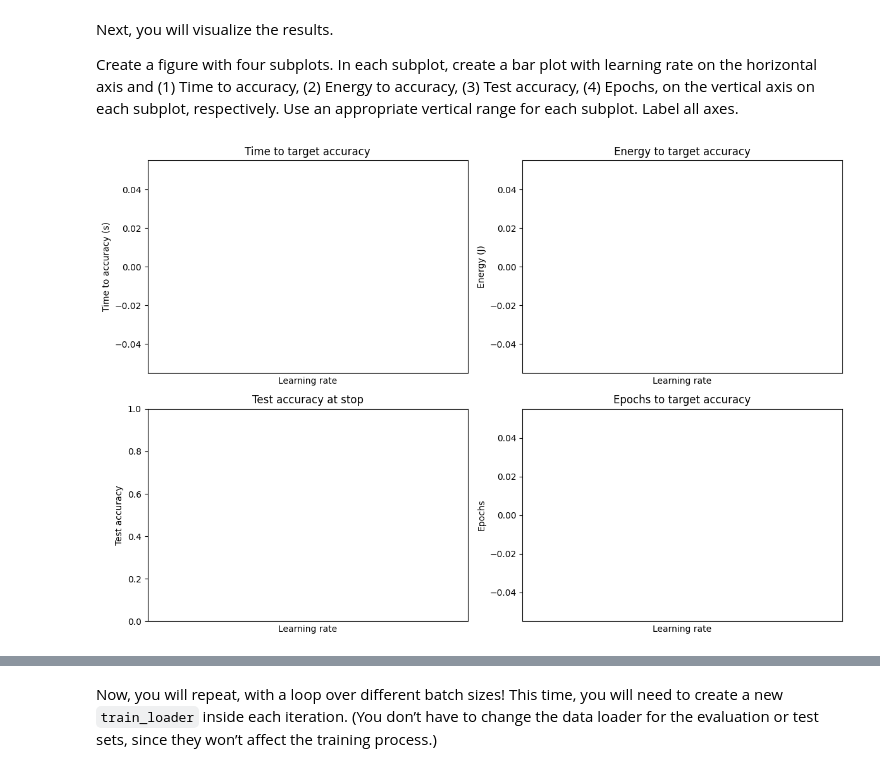
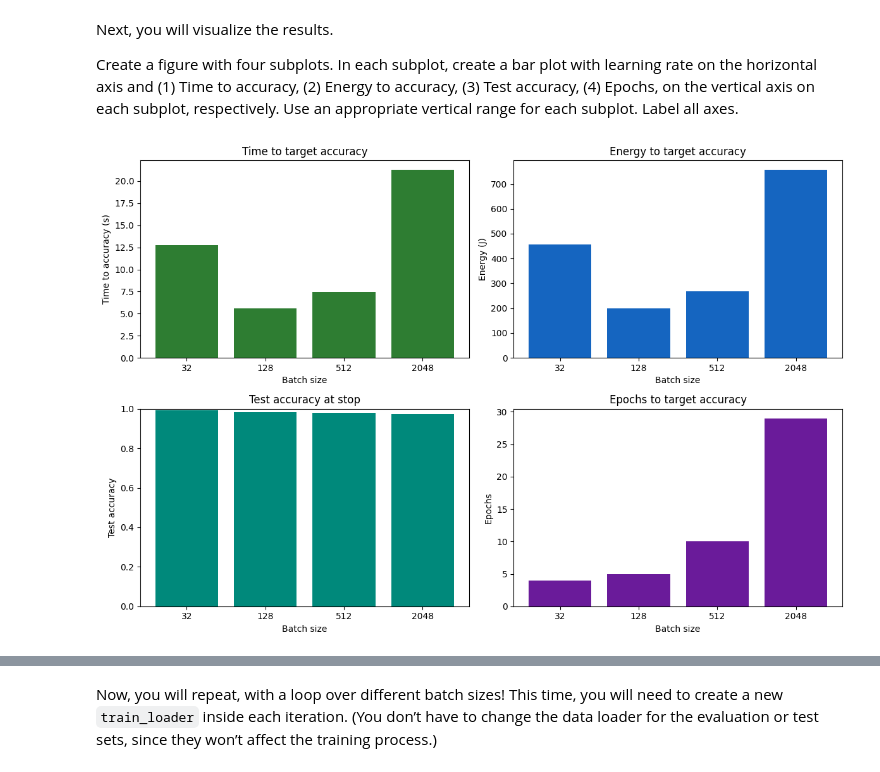
Before and after one commit to Aku2611/100xDevs-cohort, a Jupyter notebook: notebooks/8-lab-neural-net-music-classification-torch.ipynb, the cells around one changed output, grey strips where cells are left out. Saved outputs shown, nothing was run; the diff lists cells and outputs as text; code cells hidden in the pictures.

```diff
--- a/notebooks/8-lab-neural-net-music-classification-torch.ipynb
+++ b/notebooks/8-lab-neural-net-music-classification-torch.ipynb
@@ -541,0 +535,20 @@ Measured energy (J): 0.0
+# %%
+monitor.begin_window("test2")
+
+# One epoch training on GPU for measurement
+model.train()
+criterion = nn.CrossEntropyLoss()  # define loss function
+for xb, yb in train_loader:
+    xb, yb = xb.to(device), yb.to(device)
+    optimizer.zero_grad(set_to_none=True)
+    preds = model(xb)
+    loss = criterion(preds, yb)
+    loss.backward()
+    optimizer.step()
+
+torch.cuda.synchronize()  # ensure GPU work finishes
+
+measurement = monitor.end_window("test")
+
+print("Measured time (s):", measurement.time)
+print("Measured energy (J):", measurement.total_energy)
@@ -736,49 +857,67 @@ Next, you will visualize the results.
 
 Create a figure with four subplots. In each subplot, create a bar plot with learning rate on the horizontal axis and (1) Time to accuracy, (2) Energy to accuracy, (3) Test accuracy, (4) Epochs, on the vertical axis on each subplot, respectively. Use an appropriate vertical range for each subplot. Label all axes.
 # %%
-# TODO - visualize effect of varying learning rate, when training to a target accuracy
+# === Visualize: batch size vs time/energy/accuracy/epochs ===
 import numpy as np
 import matplotlib.pyplot as plt
 
-# sort by learning rate for a clean left→right plot
-metrics_sorted = sorted(metrics_vs_lr, key=lambda d: d['learning_rate'])
-lrs    = [m['learning_rate'] for m in metrics_sorted]
-times  = [m['train_time']    for m in metrics_sorted]
-energy = [m.get('total_energy', np.nan) for m in metrics_sorted]
-accs   = [m['test_accuracy'] for m in metrics_sorted]
-epochs = [m['epochs']        for m in metrics_sorted]
+# Guard: make sure we have data
+assert len(metrics_vs_bs) > 0, "metrics_vs_bs is empty — run the sweep cell first."
 
-x = np.arange(len(lrs))
-lr_labels = [f"{lr:g}" for lr in lrs]
+# Sort by batch size for left→right order
+m_sorted   = sorted(metrics_vs_bs, key=lambda d: d["batch_size"])
+bs_vals    = [m["batch_size"] for m in m_sorted]
+times      = [m["train_time"] for m in m_sorted]
+energy     = [m.get("total_energy", np.nan) for m in m_sorted]
+accs       = [m["test_accuracy"] for m in m_sorted]
+epochs     = [m["epochs"] for m in m_sorted]
+met_target = [m["target_met"] for m in m_sorted]
+
+x = np.arange(len(bs_vals))
+labels = [str(b) for b in bs_vals]
+
+# Simple theming: draw a hatched overlay for runs that did NOT meet target
+def hatched_overlay(ax, x_positions, heights, not_met_mask):
+    for xi, h, nm in zip(x_positions, heights, not_met_mask):
+        if nm:  # not met
+            ax.bar(xi, h, width=0.85, color="none", edgecolor="0.35", hatch="///", linewidth=0.0, zorder=3)
 
 fig, axs = plt.subplots(2, 2, figsize=(12, 8))
 
 # (1) Time to accuracy
-axs[0,0].bar(x, times)
-axs[0,0].set_xticks(x); axs[0,0].set_xticklabels(lr_labels)
-axs[0,0].set_xlabel("Learning rate"); axs[0,0].set_ylabel("Time to accuracy (s)")
-axs[0,0].set_title("Time to target accuracy")
+axs[0, 0].bar(x, times, color="#2e7d32")
+hatched_overlay(axs[0, 0], x, times, [not m for m in met_target])
+axs[0, 0].set_xticks(x); axs[0, 0].set_xticklabels(labels)
+axs[0, 0].set_xlabel("Batch size"); axs[0, 0].set_ylabel("Time to accuracy (s)")
+axs[0, 0].set_title("Time to target accuracy")
 
-# (2) Energy to accuracy (may be NaN if Zeus not available)
-axs[0,1].bar(x, np.nan_to_num(energy, nan=0.0))
-axs[0,1].set_xticks(x); axs[0,1].set_xticklabels(lr_labels)
-axs[0,1].set_xlabel("Learning rate"); axs[0,1].set_ylabel("Energy (J)")
-axs[0,1].set_title("Energy to target accuracy")
+# (2) Energy to accuracy (0 or NaN -> show as 0 and annotate)
+energy_plot = np.nan_to_num(np.array(energy, dtype=float), nan=0.0, posinf=0.0, neginf=0.0)
+axs[0, 1].bar(x, energy_plot, color="#1565c0")
+hatched_overlay(axs[0, 1], x, energy_plot, [not m for m in met_target])
+axs[0, 1].set_xticks(x); axs[0, 1].set_xticklabels(labels)
+axs[0, 1].set_xlabel("Batch size"); axs[0, 1].set_ylabel("Energy (J)")
+axs[0, 1].set_title("Energy to target accuracy")
+if np.all(energy_plot == 0):
+    axs[0, 1].text(0.5, 0.5, "Energy not recorded (Zeus off)",
+                   ha="center", va="center", transform=axs[0, 1].transAxes, color="0.3")
 
 # (3) Test accuracy
-axs[1,0].bar(x, accs)
-axs[1,0].set_xticks(x); axs[1,0].set_xticklabels(lr_labels)
-axs[1,0].set_xlabel("Learning rate"); axs[1,0].set_ylabel("Test accuracy")
-axs[1,0].set_ylim(0, 1.0)  # accuracy in [0,1]
-axs[1,0].set_title("Test accuracy at stop")
+axs[1, 0].bar(x, accs, color="#00897b")
+hatched_overlay(axs[1, 0], x, accs, [not m for m in met_target])
+axs[1, 0].set_xticks(x); axs[1, 0].set_xticklabels(labels)
+axs[1, 0].set_xlabel("Batch size"); axs[1, 0].set_ylabel("Test accuracy")
+axs[1, 0].set_ylim(0.0, 1.0)
+axs[1, 0].set_title("Test accuracy at stop")
 
-# (4) Epochs run
-axs[1,1].bar(x, epochs)
-axs[1,1].set_xticks(x); axs[1,1].set_xticklabels(lr_labels)
-axs[1,1].set_xlabel("Learning rate"); axs[1,1].set_ylabel("Epochs")
-axs[1,1].set_title("Epochs to target accuracy")
+# (4) Epochs to target accuracy
+axs[1, 1].bar(x, epochs, color="#6a1b9a")
+hatched_overlay(axs[1, 1], x, epochs, [not m for m in met_target])
+axs[1, 1].set_xticks(x); axs[1, 1].set_xticklabels(labels)
+axs[1, 1].set_xlabel("Batch size"); axs[1, 1].set_ylabel("Epochs")
+axs[1, 1].set_title("Epochs to target accuracy")
 
 plt.tight_layout()
 plt.show()
 # %% [output]
-[figure, old version]
+[figure, new version]
```
Also changed, not shown: parts of 22 cells of this notebook.
